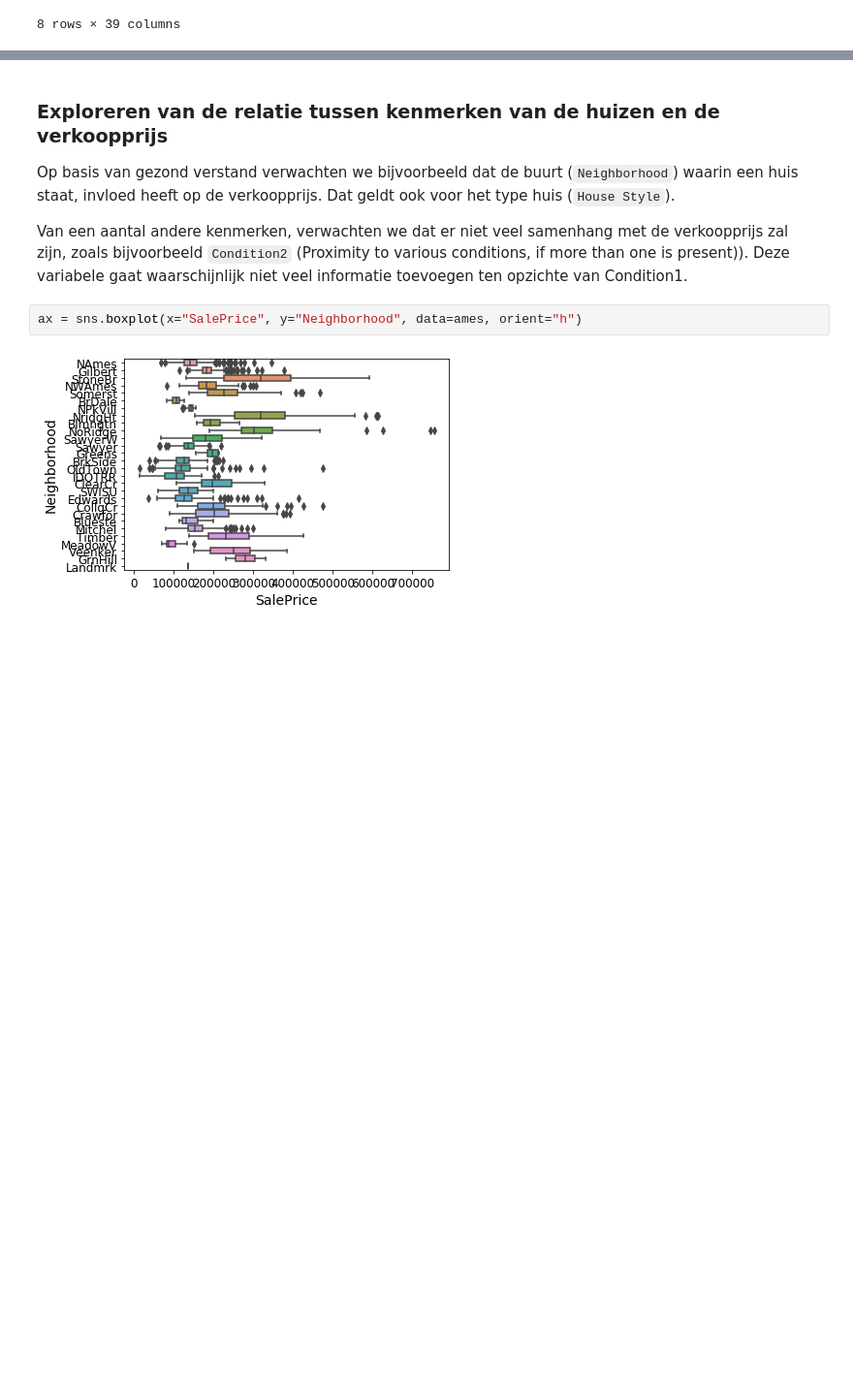
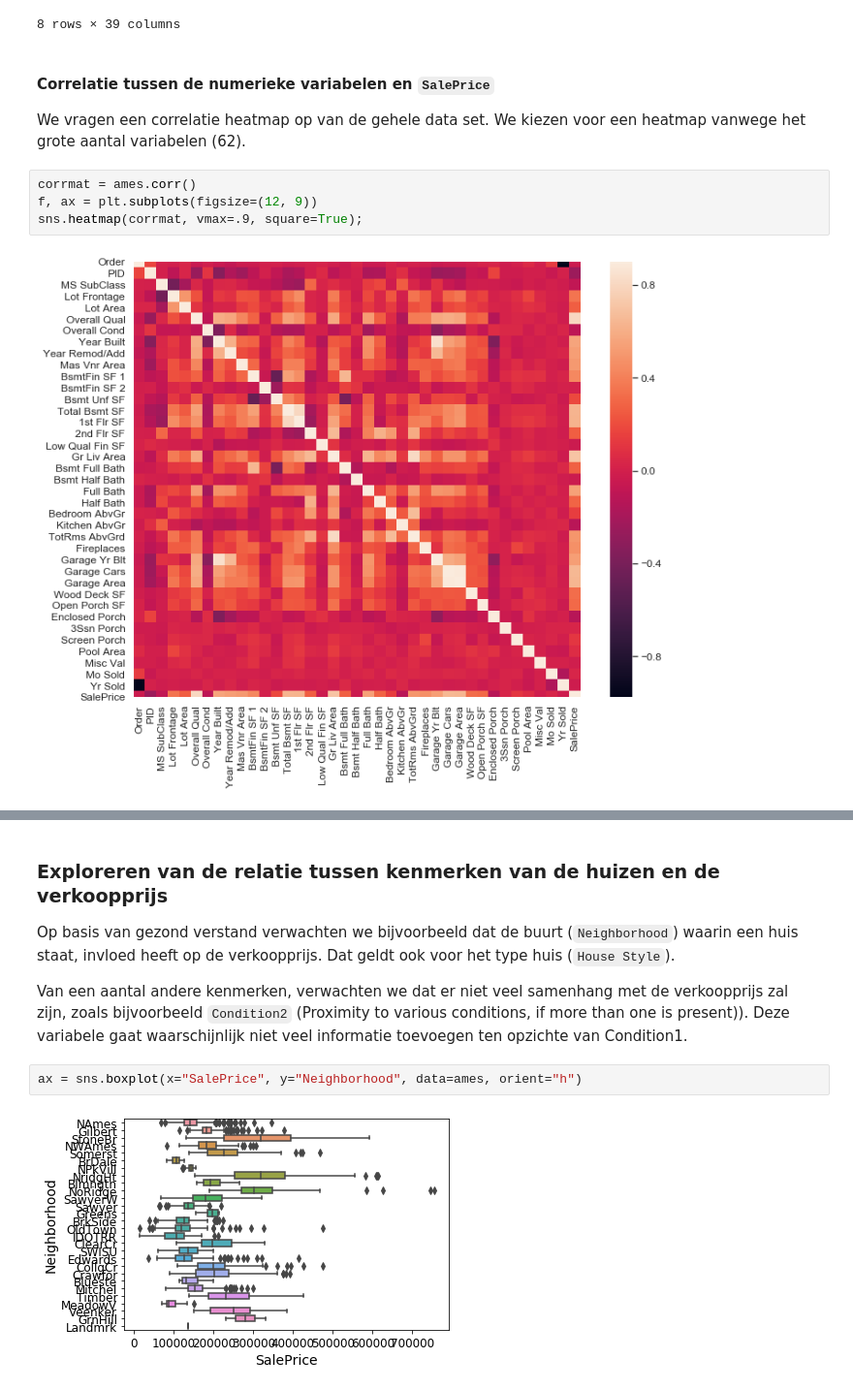
Before and after one commit to kolibrie-eric/JADS, a Jupyter notebook: Ames housing/ames-housing.ipynb, the cells around one changed output, grey strips where cells are left out. Shown at 97% size. Drawn from its saved outputs; the diff is of its cells as text; blank space fills up the shorter version.

```diff
--- a/Ames housing/ames-housing.ipynb
+++ b/Ames housing/ames-housing.ipynb
@@ -115,3 +139,13 @@ ames.describe(exclude = np.object)
 | 75% | 2197.75000 | 9.071811e+08 | 70.000000 | 80.000000 | 11555.250000 | 7.000000 | 6.000000 | 2001.000000 | ... |
 | max | 2930.00000 | 1.007100e+09 | 190.000000 | 313.000000 | 215245.000000 | 10.000000 | 9.000000 | 2010.000000 | ... |
 8 rows × 39 columns
+# %% [markdown]
+#### Correlatie tussen de numerieke variabelen en `SalePrice`
+
+We vragen een correlatie heatmap op van de gehele data set. We kiezen voor een heatmap vanwege het grote aantal variabelen (62).
+# %%
+corrmat = ames.corr()
+f, ax = plt.subplots(figsize=(12, 9))
+sns.heatmap(corrmat, vmax=.9, square=True);
+# %% [output]
+[figure, added]
```
Also changed, not shown: parts of 79 cells of this notebook.
